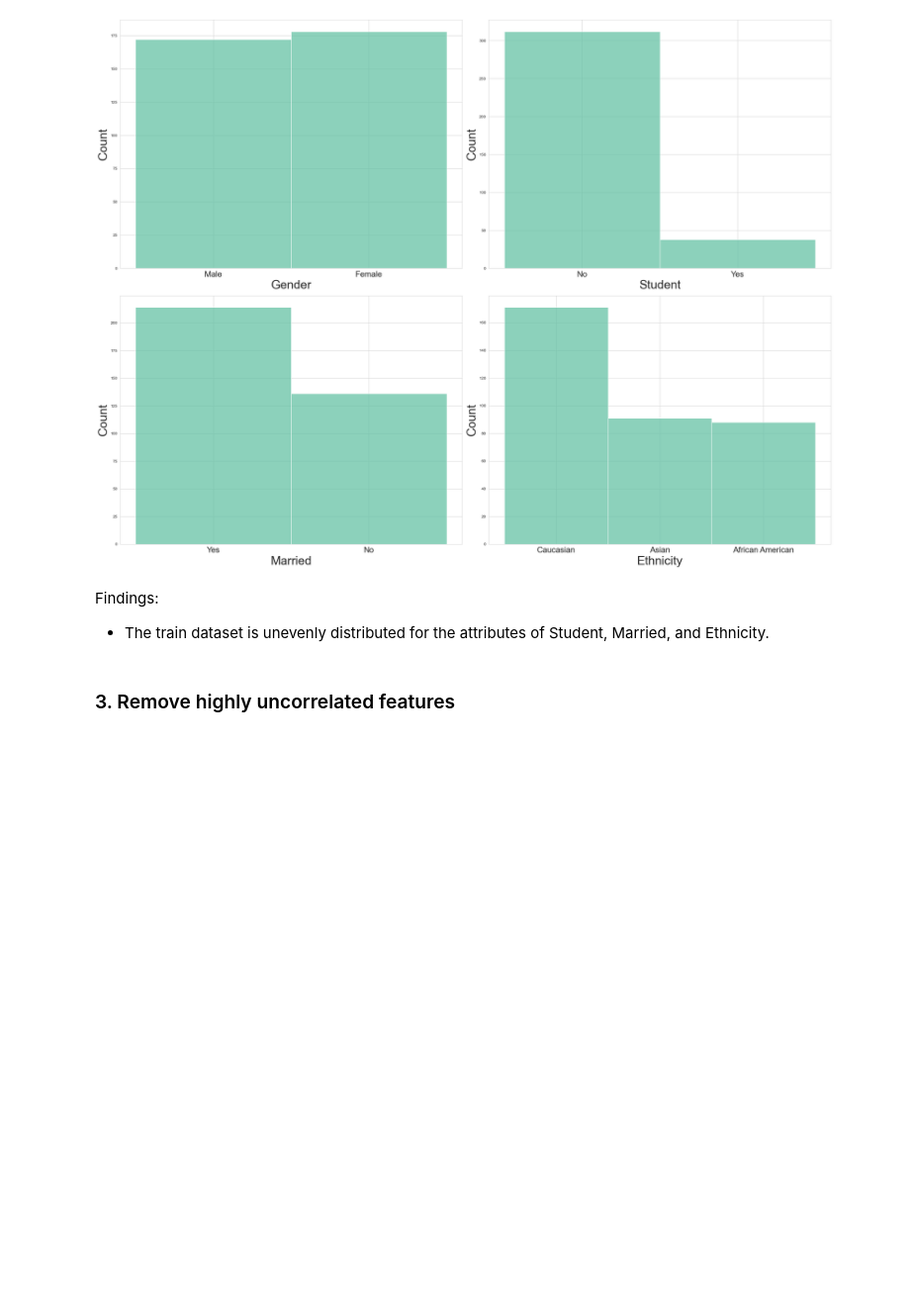
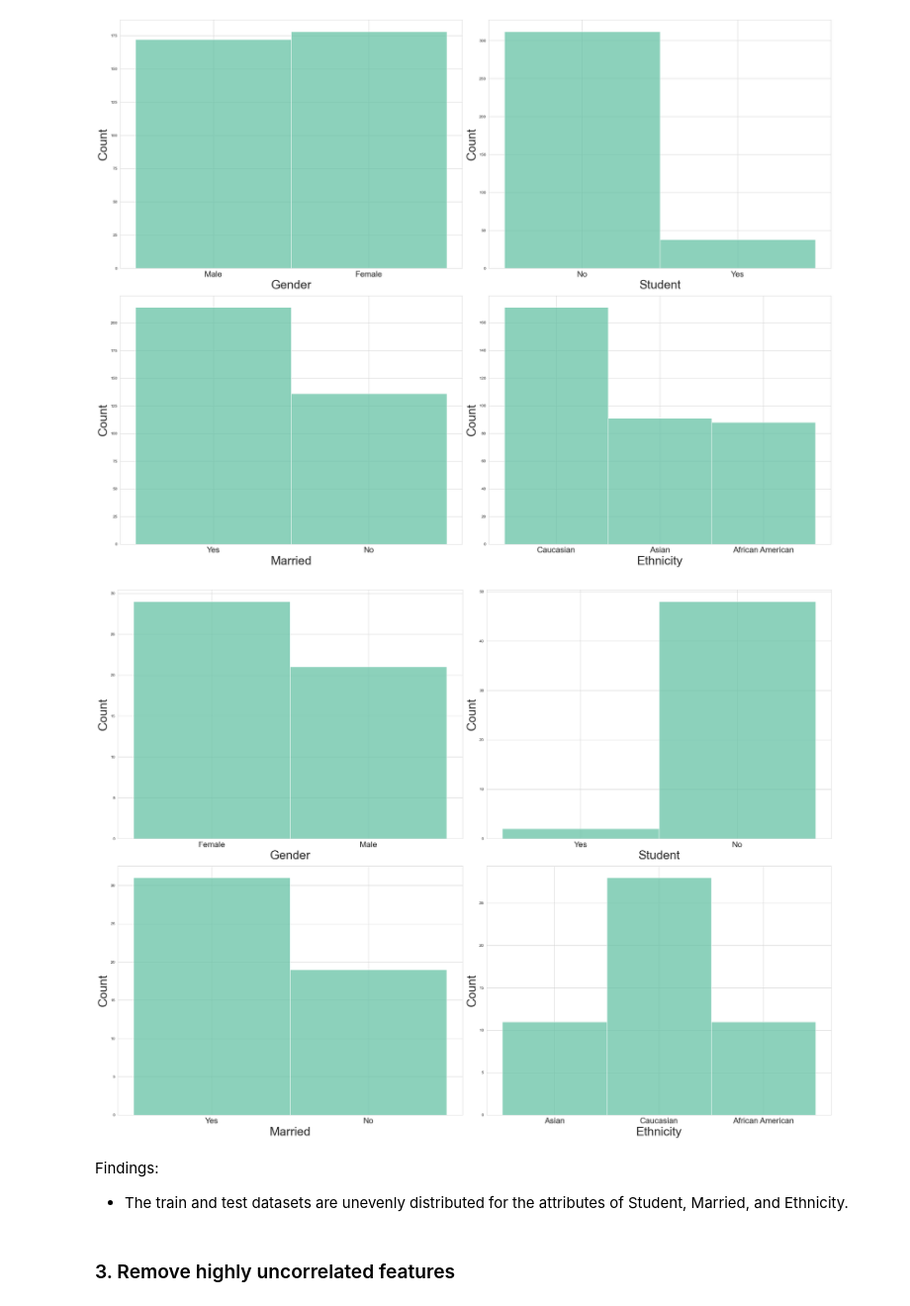
Before and after one commit to nina-prog/prac-smart-data-analytics, a Jupyter notebook: notebooks/exercise-01/240426_Johannes_credit_data_evaluation.ipynb, the cells around one changed output. Shown at 99% size. Saved outputs shown, nothing was run; the diff lists cells and outputs as text; code cells hidden in the pictures; blank space fills up the shorter version.

Commit message:
Add plot in 240426_Johannes_credit_data_evaluation.ipynb

```diff
--- a/notebooks/exercise-01/240426_Johannes_credit_data_evaluation.ipynb
+++ b/notebooks/exercise-01/240426_Johannes_credit_data_evaluation.ipynb
@@ -204,9 +204,27 @@ plt.tight_layout()
 plt.show()
 # %% [output]
 [figure]
+# %%
+# Plot count plots for categorical variables
+categorical_cols = df_test.columns[7:11]
+
+import numpy as np
+sqr_n= round(np.sqrt(len(categorical_cols)))
+
+plt.figure(figsize=(25.6, 19.2))
+for i, col in enumerate(categorical_cols, 1):
+    plt.subplot(sqr_n,sqr_n,i)
+    sns.histplot(df_test[col])
+    plt.xlabel(col, fontsize=30)
+    plt.ylabel('Count', fontsize=30)
+    plt.xticks(fontsize=20)
+plt.tight_layout()
+plt.show()
+# %% [output]
+[figure, added]
 # %% [markdown]
 Findings:
-* The train dataset is unevenly distributed for the attributes of Student, Married, and Ethnicity.
+* The train and test datasets are unevenly distributed for the attributes of Student, Married, and Ethnicity.
 # %% [markdown]
 ### 3. Remove highly uncorrelated features
 # %%
```
